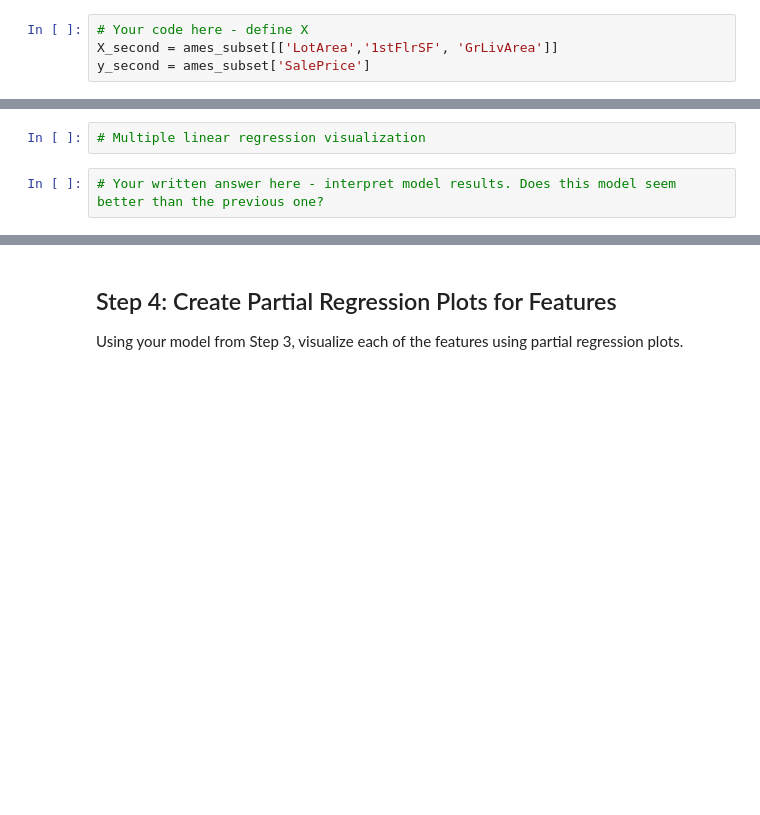
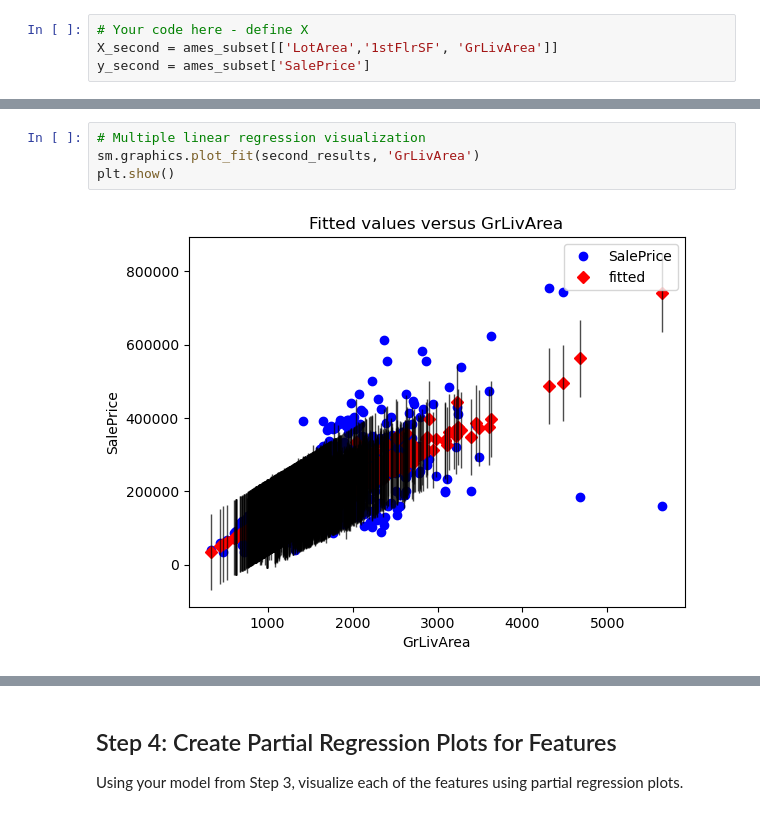
Before and after one commit to davidwabuko/dsc-multiple-linear-regression-statsmodels-lab, a Jupyter notebook: index.ipynb, the cells around one changed output, grey strips where cells are left out. Drawn from its saved outputs; the diff is of its cells as text; blank space fills up the shorter version.

```diff
--- a/index.ipynb
+++ b/index.ipynb
@@ -203,5 +203,7 @@ Notes:
 strong multicollinearity or other numerical problems.
 # %%
 # Multiple linear regression visualization
+sm.graphics.plot_fit(second_results, 'GrLivArea')
+plt.show()
+# %% [output]
+[figure, added]
-# %%
-# Your written answer here - interpret model results. Does this model seem better than the previous one?
```
Also changed, not shown: parts of 12 cells of this notebook.
